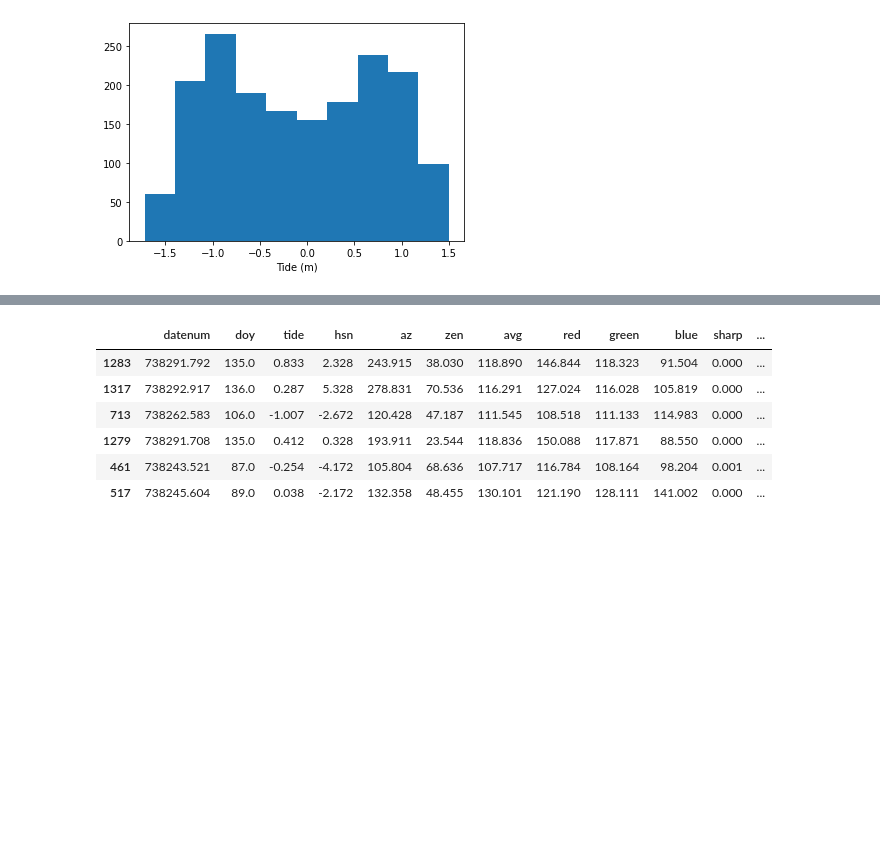
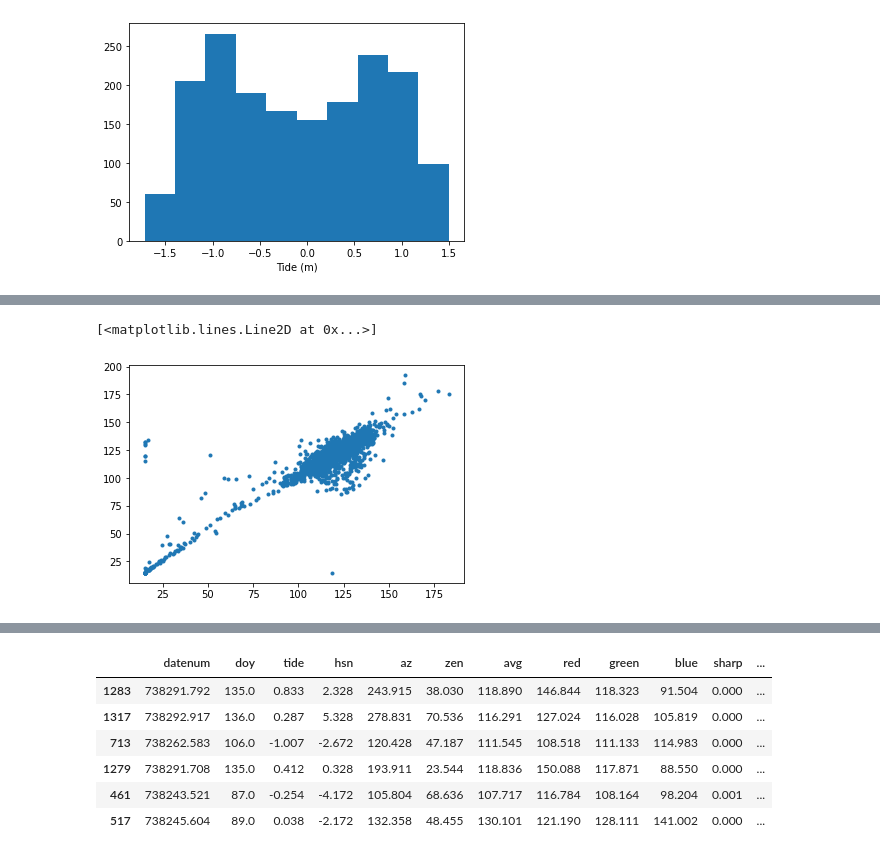
Before and after one commit to csherwood-usgs/CoastCam, a Jupyter notebook: assess_inventory.ipynb, the cells around one changed output, grey strips where cells are left out. Drawn from its saved outputs; the diff is of its cells as text; code cells hidden in the pictures; blank space fills up the shorter version.

```diff
--- a/assess_inventory.ipynb
+++ b/assess_inventory.ipynb
@@ -166,0 +181,5 @@ plt.hist(np.log10(contrast[contrast>0]))
+# %%
+plt.plot(avg1,avg2,'.')
+# %% [output]
+[<matplotlib.lines.Line2D at 0x...>]
+[figure, added]
```
Also changed, not shown: parts of 14 cells of this notebook, 2 other files.
